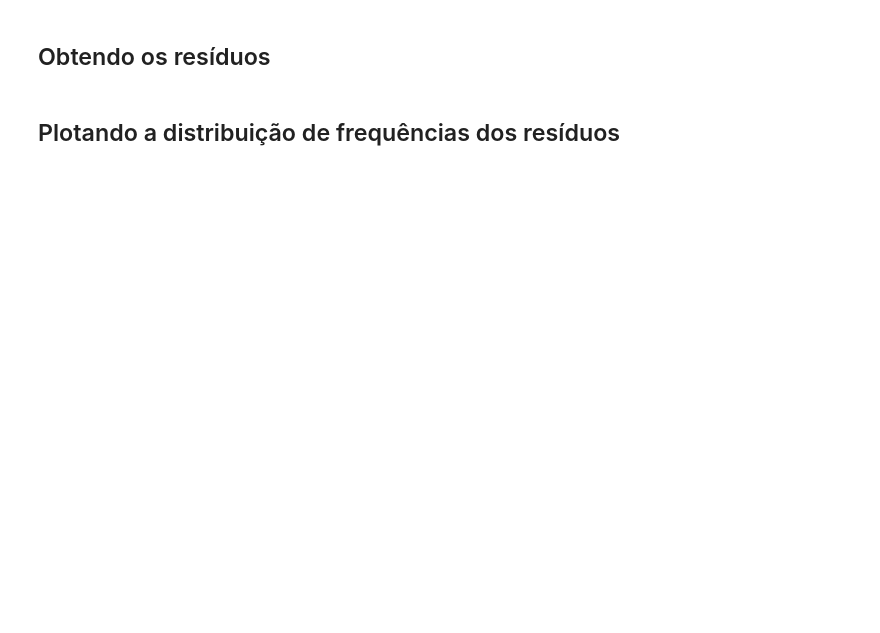
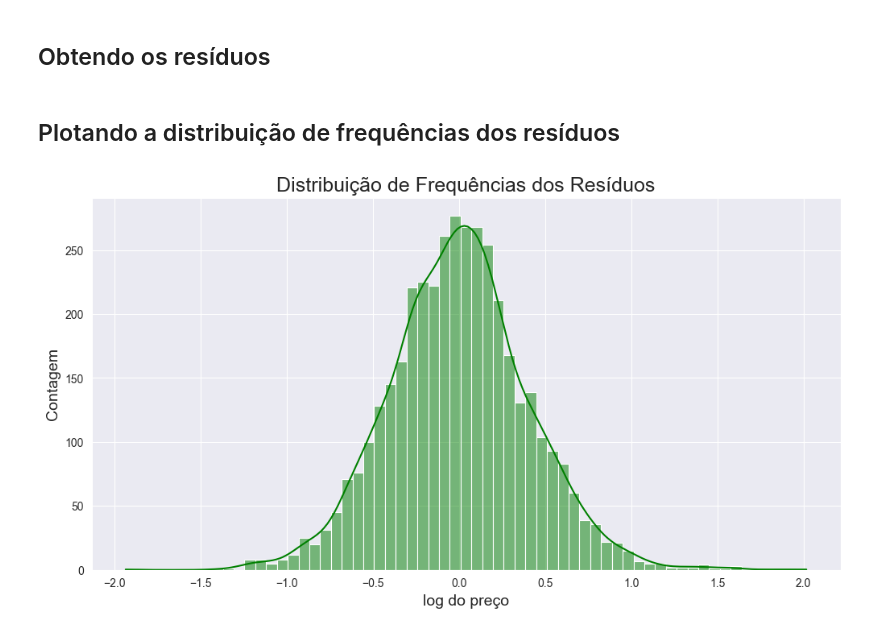
Before and after one commit to JCrpa/curso15_regressao_linear_tecnicas_avancadas_de_modelagem, a Jupyter notebook: Projeto/Regressão Linear.ipynb, the cells around one changed output. Cells and saved outputs as stored; diff of their text form; code cells hidden in the pictures; blank space fills up the shorter version.

```diff
--- a/Projeto/Regressão Linear.ipynb
+++ b/Projeto/Regressão Linear.ipynb
@@ -578,8 +595,14 @@ AttributeError: 'PairGrid' object has no attribute 'set_title'
 # %% [markdown]
 ## Plotando a distribuição de frequências dos resíduos
 # %%
+import matplotlib.pyplot as plt
 
-ax.figure.set_size_inches(12, 6)
+fig, ax = plt.subplots(figsize=(12, 6))
+sns.histplot(residuo, kde=True, ax=ax, color='green', linewidth=0.8)
 ax.set_title('Distribuição de Frequências dos Resíduos', fontsize=18)
-ax.set_xlabel('log do Preço', fontsize=14)
-ax
+ax.set_xlabel('log do preço', fontsize=14)
+ax.set_ylabel('Densidade' if ax.get_ylabel() == 'Density' else 'Contagem', fontsize=14)
+
+plt.show()
+# %% [output]
+[figure, added]
```
Also changed, not shown: parts of 11 cells of this notebook.
